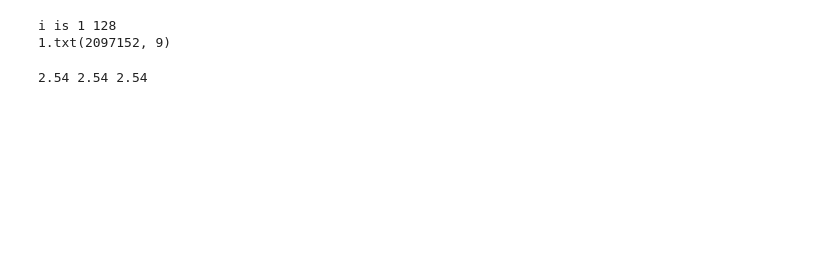
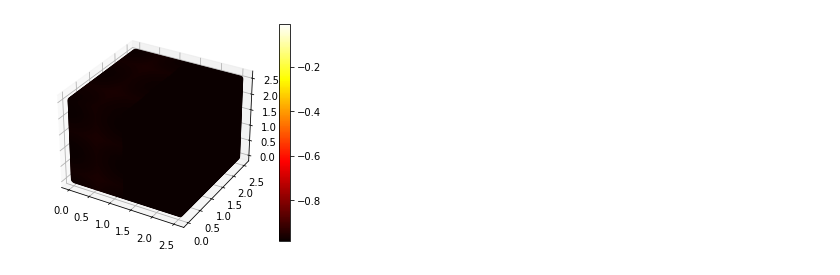
Before and after one commit to manu0x/scalar_fields, a Jupyter notebook: plotter.ipynb, the cells around one changed output. Drawn from its saved outputs; the diff is of its cells as text; code cells hidden in the pictures; blank space fills up the shorter version.

```diff
--- a/plotter.ipynb
+++ b/plotter.ipynb
@@ -52,10 +71,9 @@ class data_at_i():
-# %%
-di  = data_at_i("data_sep.c",1,128)
-# %% [output]
-i is 1 128
-1.txt(2097152, 9)
-# %%
-x,y,z=di.extract_grid()
-# %% [output]
-2.54 2.54 2.54
+# %%
+fig = plt.figure()
+ax = fig.add_subplot(111, projection='3d')
+im = ax.scatter(x, y, z, c=dc, cmap=plt.hot())
+fig.colorbar(im)
+plt.show()
+# %% [output]
+[figure, added]
 # %%
```
Also changed, not shown: parts of 11 cells of this notebook, 1 other file.
